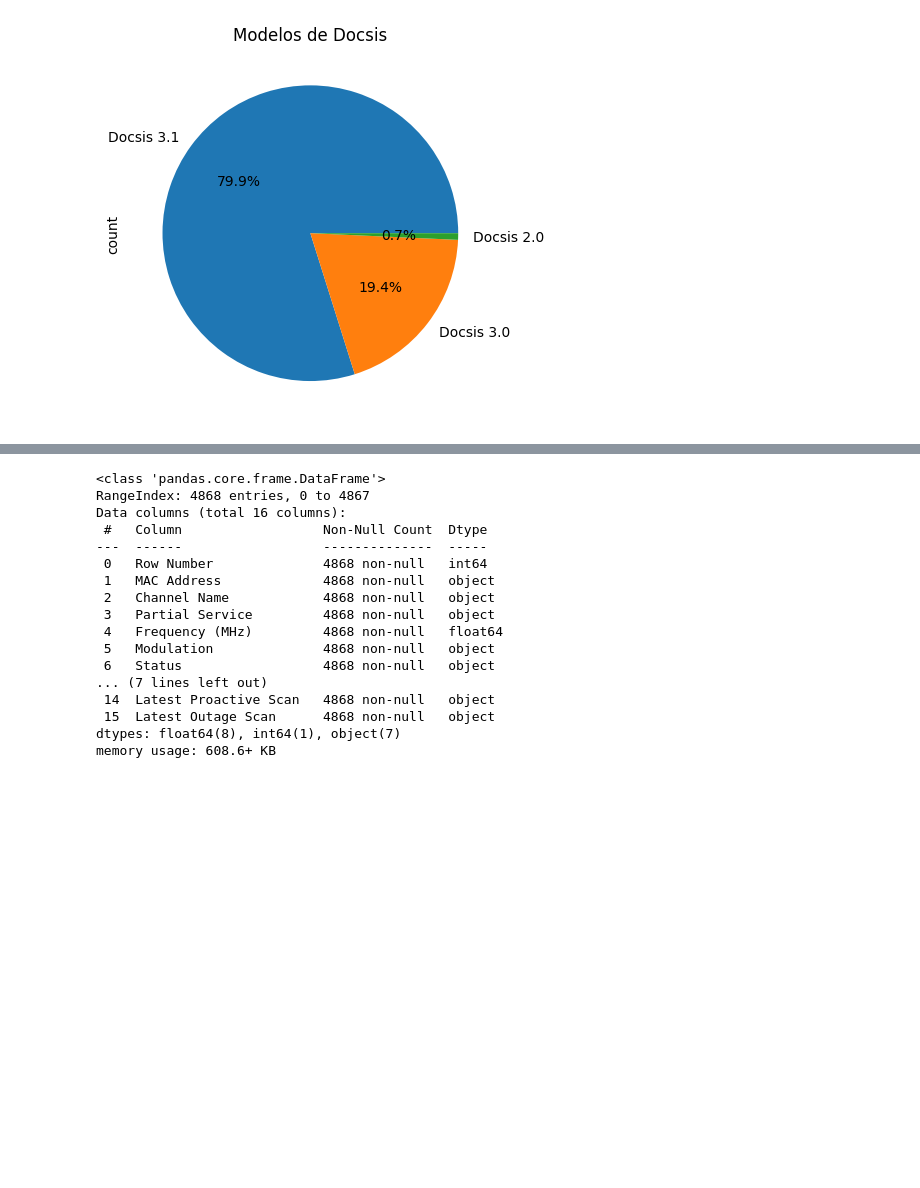
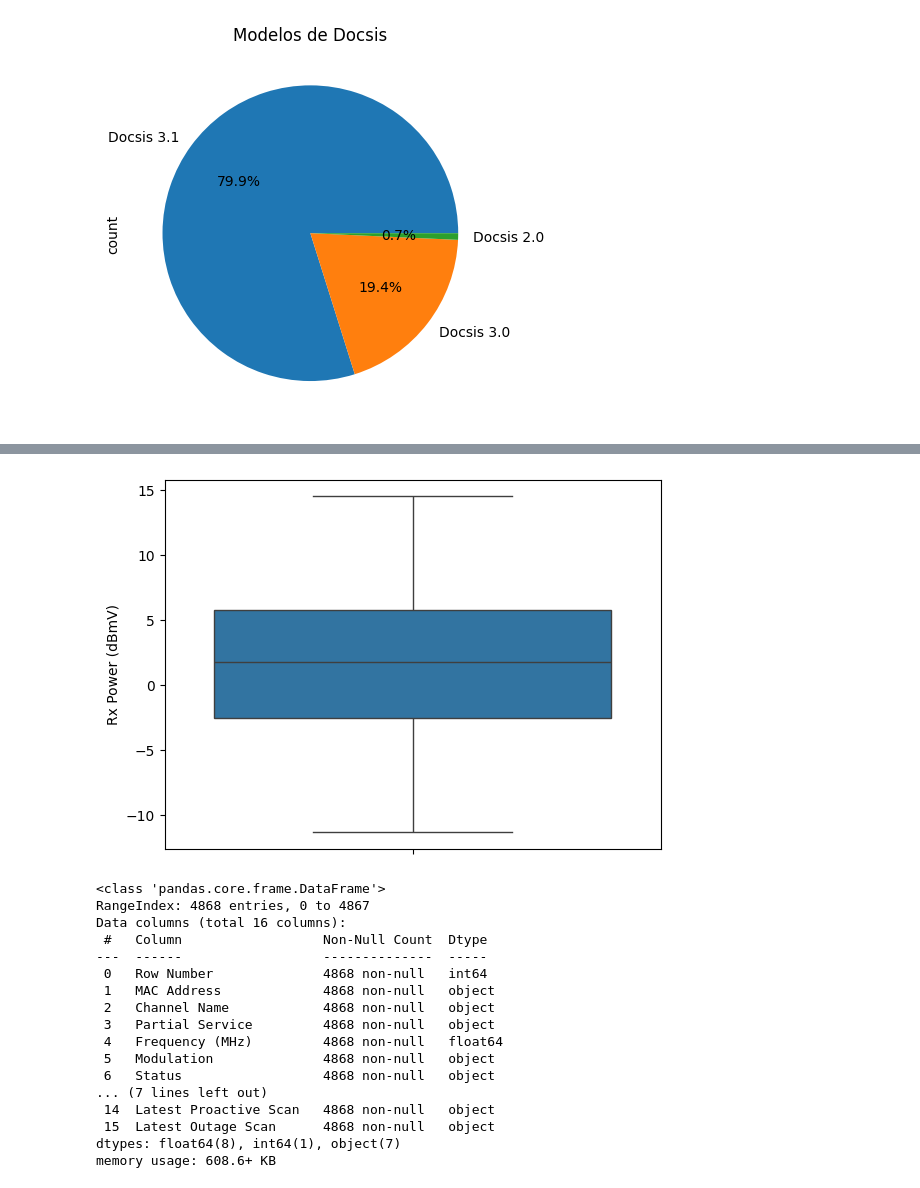
Before and after one commit to LeonardoNBanegas/DATA-SCIENCE-CODERHOUSE, a Jupyter notebook: ProyectoDS_ParteIII_Banegas.ipynb, the cells around one changed output, grey strips where cells are left out. Saved outputs shown, nothing was run; the diff lists cells and outputs as text; code cells hidden in the pictures; blank space fills up the shorter version.

```diff
--- a/ProyectoDS_ParteIII_Banegas.ipynb
+++ b/ProyectoDS_ParteIII_Banegas.ipynb
@@ -209,3 +211,9 @@ memory usage: 608.6+ KB
+# %%
+# identificar outliers de la columna Rx Power (dB)
+sns.boxplot(y=df_DS['Rx Power (dBmV)'])
+plt.show()
+# %% [output]
+[figure, added]
 # %%
 # Imputar la media a los datos nulos de la columna MER (db)
 # Convertir la columna 'MER (dB)' a numérica, manejando errores
```
Also changed, not shown: parts of 6 cells of this notebook.
